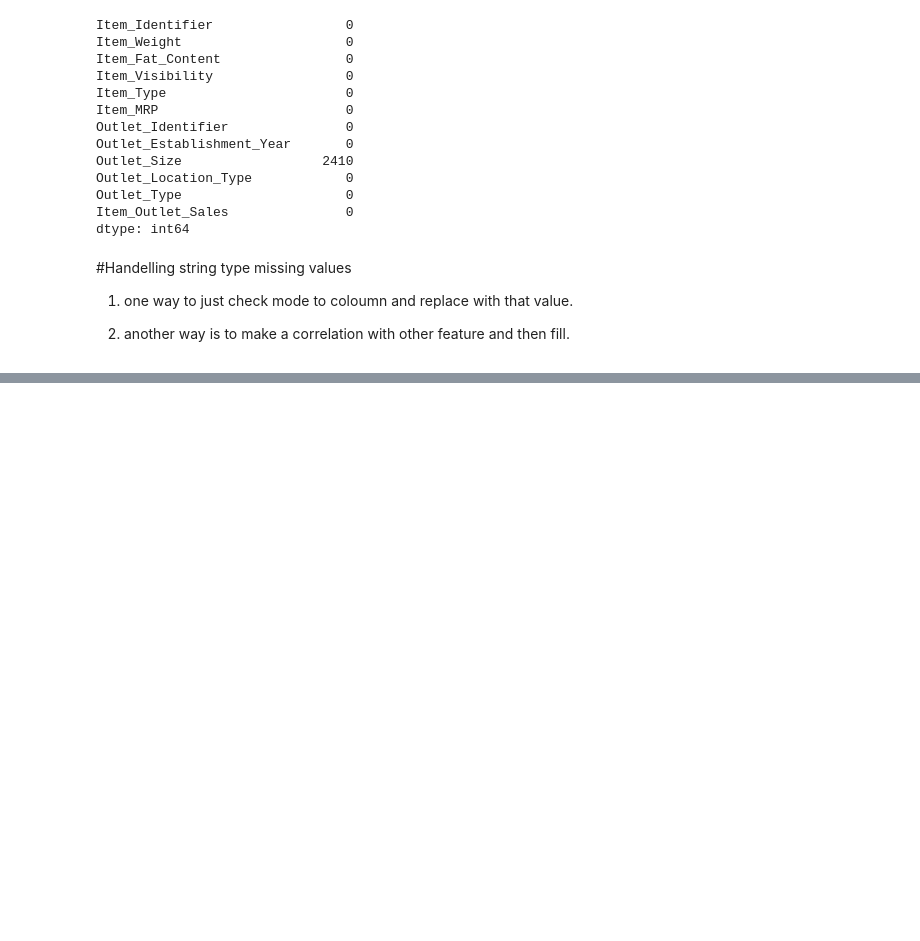
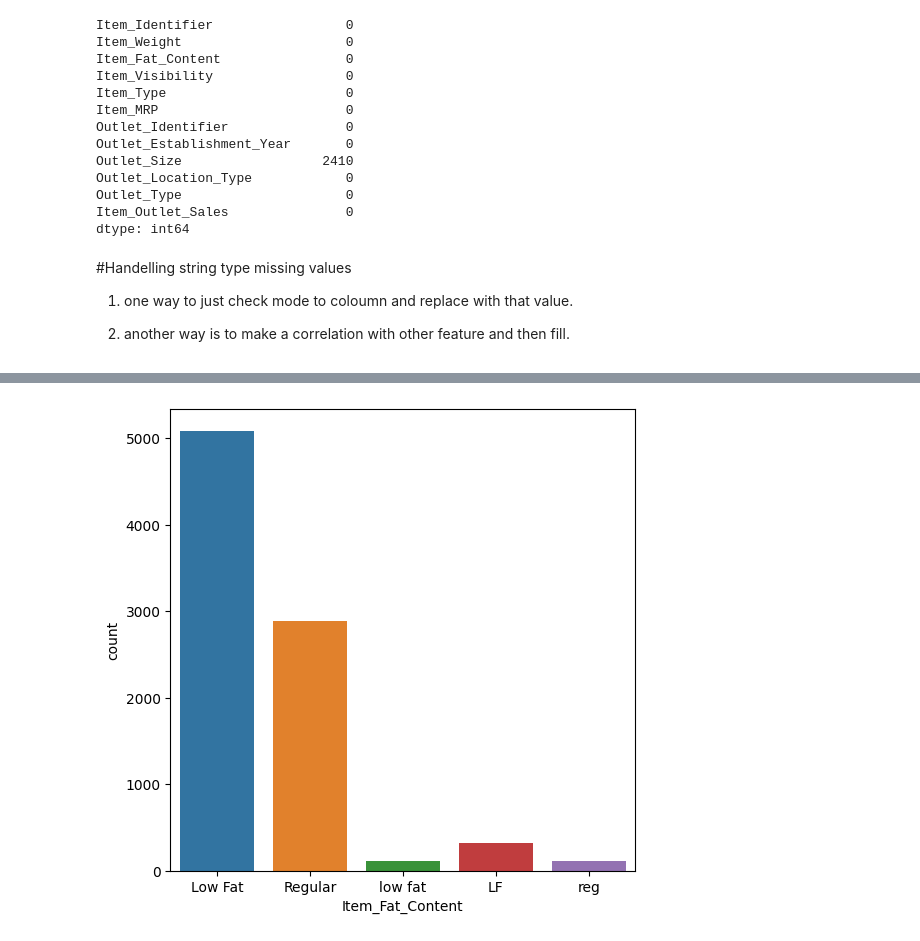
Before and after one commit to AnmolMohak/Placement_related_Projects, a Jupyter notebook: Placement_project_Bigmart.ipynb, the cells around one changed output, grey strips where cells are left out. Saved outputs shown, nothing was run; the diff lists cells and outputs as text; code cells hidden in the pictures; blank space fills up the shorter version.

```diff
--- a/Placement_project_Bigmart.ipynb
+++ b/Placement_project_Bigmart.ipynb
@@ -167,0 +219,6 @@ Index: []
+# %%
+plt.figure(figsize=(6,6))
+sns.countplot(x='Item_Fat_Content', data=df)
+plt.show()
+# %% [output]
+[figure, added]
```
Also changed, not shown: parts of 41 cells of this notebook.
